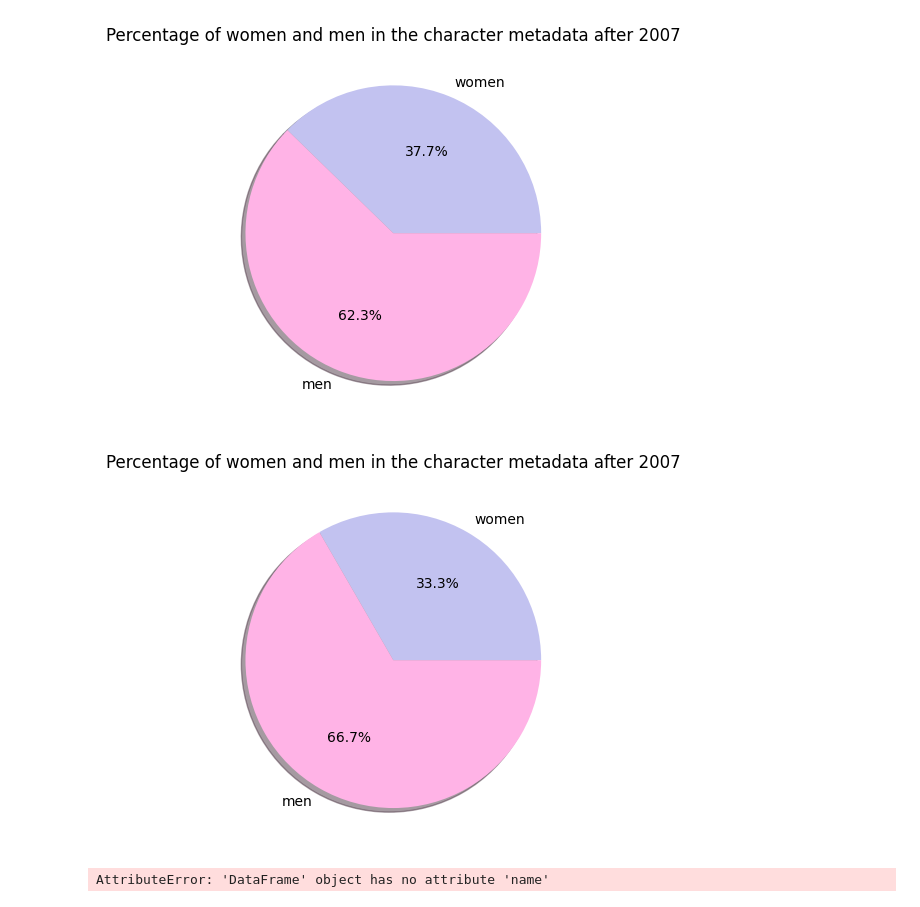
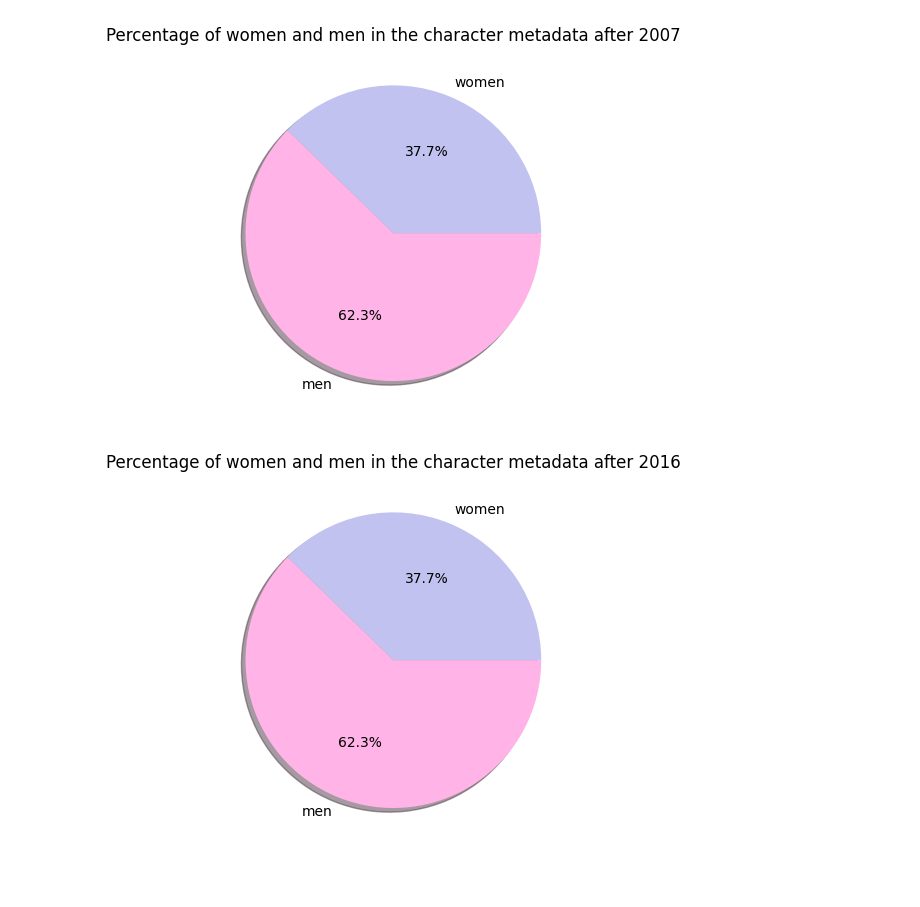
Before and after one commit to epfl-ada/ada-2022-project-cyga, a Jupyter notebook: preprocessing.ipynb, the cells around one changed output. Cells and saved outputs as stored; diff of their text form; code cells hidden in the pictures.

Commit message:
push
work on summaries

```diff
--- a/preprocessing.ipynb
+++ b/preprocessing.ipynb
@@ -110,32 +109,14 @@ plt.show()
 [figure]
 # %%
 #new dataframe with movies after 2016
-movie_metadata_clean = movie_metadata_clean[movie_metadata_clean['Movie release date'] > datetime(2016,1,1)]
+x = movie_metadata_clean[movie_metadata_clean['Movie release date'] > datetime(2016,1,1)]
 #only keep characters with 'wikipedia movie ID' in movie_metadata_clean after 2016
 character_metadata_clean = character_metadata_clean[character_metadata_clean.index.isin(movie_metadata_clean.index)]
 #number of female actors compared to male actors for movies after 2016 plotted in a pie chart
 fem_act = character_metadata_clean[character_metadata_clean['Actor gender'] == 'F']
 masc_act = character_metadata_clean[character_metadata_clean['Actor gender'] == 'M']
 plt.pie(np.array([fem_act['Actor name'].nunique(),masc_act['Actor name'].nunique()]),labels=['women','men'],colors = ['#c2c2f0','#ffb3e6'],autopct='%1.1f%%',shadow=True)
 plt.title('Percentage of women and men in the character metadata after 2016')
 plt.show()
 # %% [output]
-[figure, old version]
+[figure, new version]
-# %%
-#analysing plot summaries to find main character is the one whose name is mentioned the most
-#we will use the first 1000 characters of the plot summary to find the main character
-
-#function to find the main character in a plot summary
-def find_main_character(plot_summary):
-    #create a list of all the characters in the plot summary
-    characters = character_metadata_clean[character_metadata_clean.index == plot_summary.name]['Character name'].to_list()
-    #create a list of the number of times each character is mentioned in the plot summary
-    character_count = [plot_summary['Plot Summary'][:2000].count(character) for character in characters]
-    #return the character with the highest number of mentions
-    return characters[np.argmax(character_count)]
-
-#apply the function to the plot summaries
-plot_summaries['Main character'] = plot_summaries.apply(find_main_character(plot_summaries),axis=1)
-plot_summaries.head()
-# %% [output]
-AttributeError: 'DataFrame' object has no attribute 'name'
```
Also changed, not shown: parts of 9 cells of this notebook.
